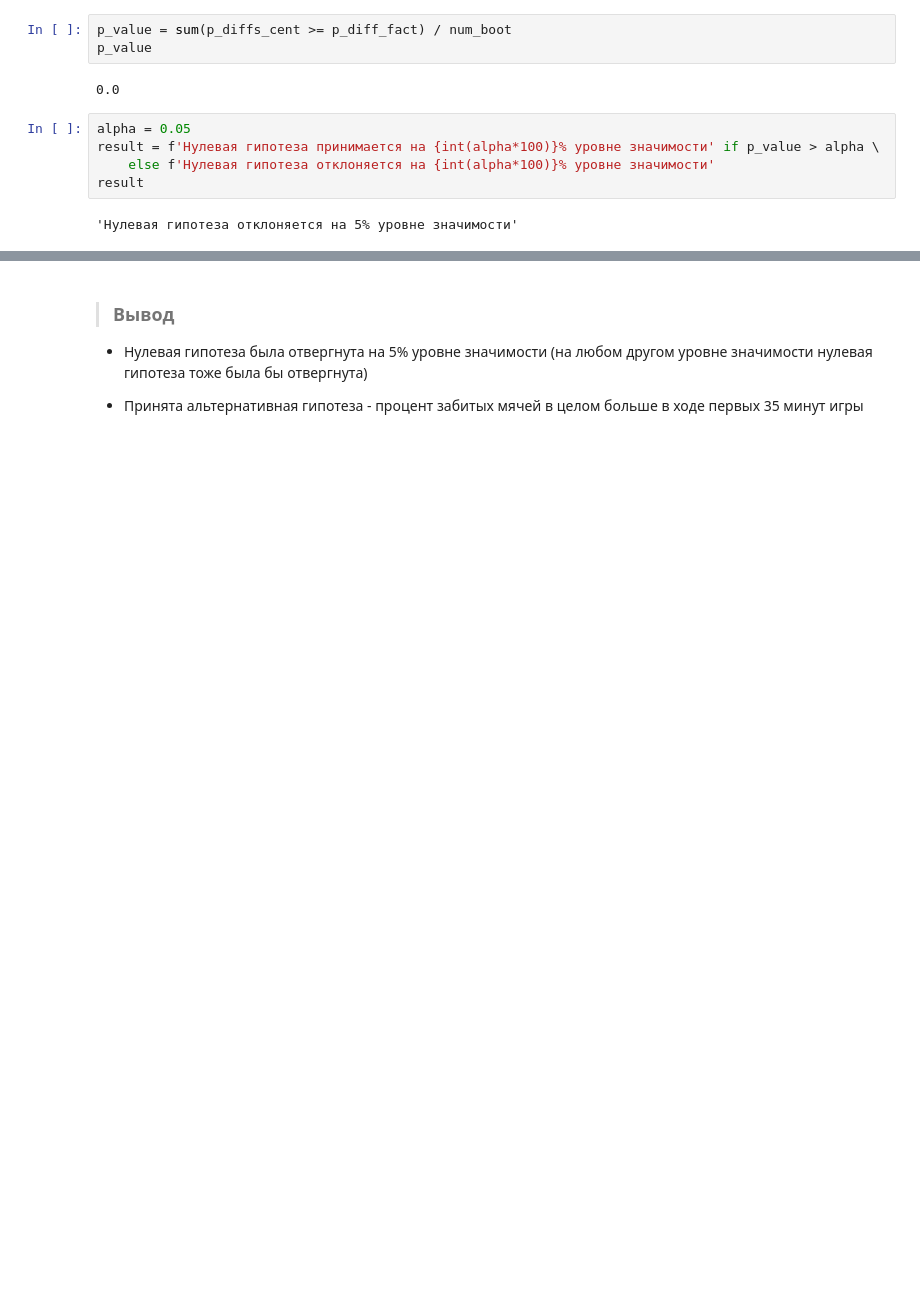
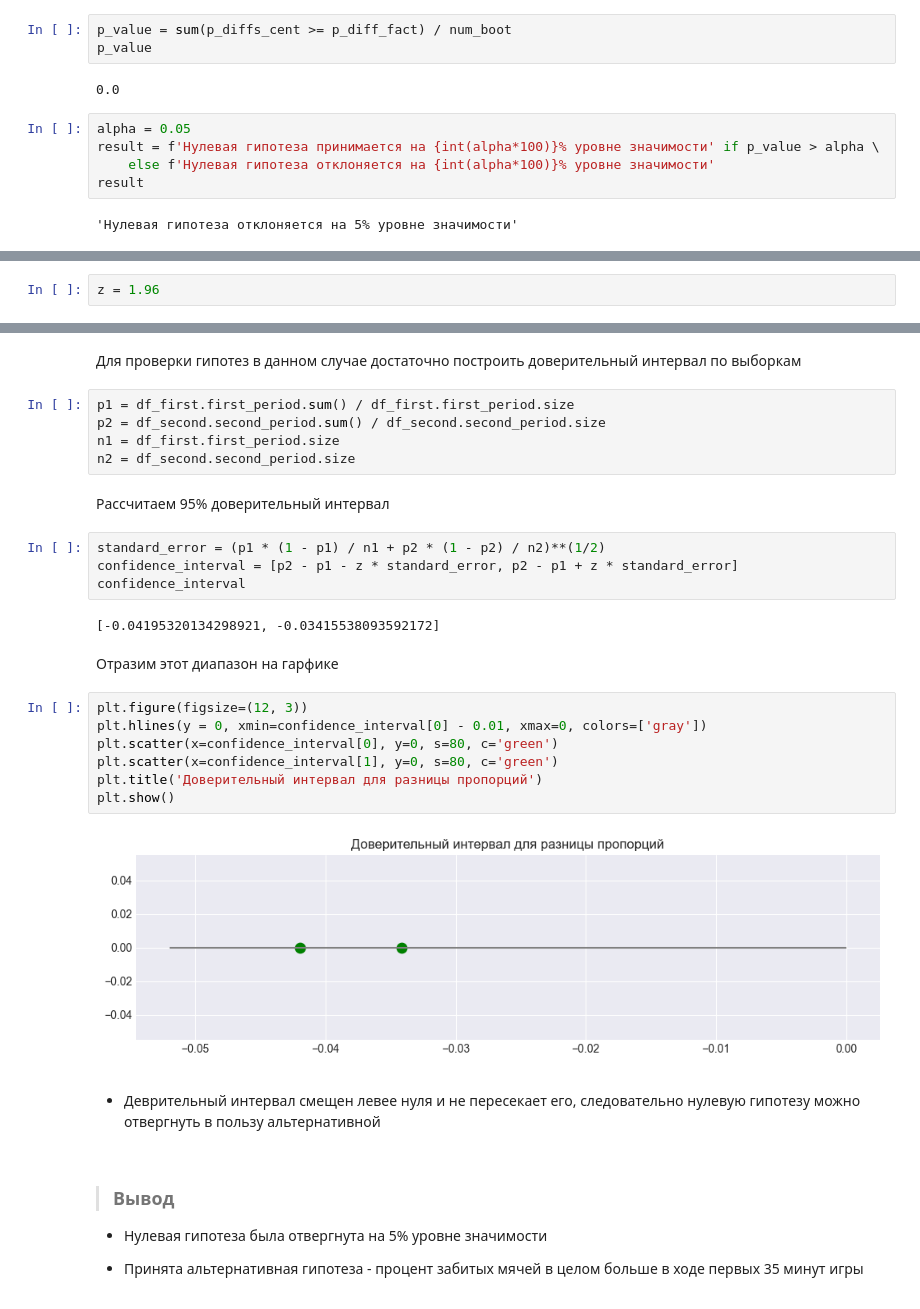
Before and after one commit to DanilShDk/Basketball-Analysis, a Jupyter notebook: basketball-analysis.ipynb, the cells around one changed output, grey strips where cells are left out. Cells and saved outputs as stored; diff of their text form; blank space fills up the shorter version.

```diff
--- a/basketball-analysis.ipynb
+++ b/basketball-analysis.ipynb
@@ -183,0 +216,2 @@ result
+# %%
+z = 1.96
@@ -184,8 +221,38 @@ result
+# %% [markdown]
+Для проверки гипотез в данном случае достаточно построить доверительный интервал по выборкам
+# %%
+p1 = df_first.first_period.sum() / df_first.first_period.size
+p2 = df_second.second_period.sum() / df_second.second_period.size
+n1 = df_first.first_period.size
+n2 = df_second.second_period.size
+# %% [markdown]
+Рассчитаем 95% доверительный интервал
+# %%
+standard_error = (p1 * (1 - p1) / n1 + p2 * (1 - p2) / n2)**(1/2)
+confidence_interval = [p2 - p1 - z * standard_error, p2 - p1 + z * standard_error]
+confidence_interval
+# %% [output]
+[-0.04195320134298921, -0.03415538093592172]
+# %% [markdown]
+Отразим этот диапазон на гарфике
+# %%
+plt.figure(figsize=(12, 3))
+plt.hlines(y = 0, xmin=confidence_interval[0] - 0.01, xmax=0, colors=['gray'])
+plt.scatter(x=confidence_interval[0], y=0, s=80, c='green')
+plt.scatter(x=confidence_interval[1], y=0, s=80, c='green')
+plt.title('Доверительный интервал для разницы пропорций')
+plt.show()
+# %% [output]
+[figure, added]
+# %% [markdown]
+<p style="margin-left: 50px; margin-bottom: 1px; margin-top: 10px;">
+
+* Деврительный интервал смещен левее нуля и не пересекает его, следовательно нулевую гипотезу можно отвергнуть в пользу альтернативной </p>
 # %% [markdown]
 <blockquote><h3>Вывод</h3></blockquote>
 <p style="margin-left: 50px; margin-bottom: 1px; margin-top: 10px;">
 
-* Нулевая гипотеза была отвергнута на 5% уровне значимости (на любом другом уровне значимости нулевая гипотеза тоже была бы отвергнута)</p>
+* Нулевая гипотеза была отвергнута на 5% уровне значимости</p>
 <p style="margin-left: 50px; margin-bottom: 1px; margin-top: 10px;">
 
 * Принята альтернативная гипотеза - процент забитых мячей в целом больше в ходе первых 35 минут игры</p>
```
Also changed, not shown: parts of 20 cells of this notebook.
